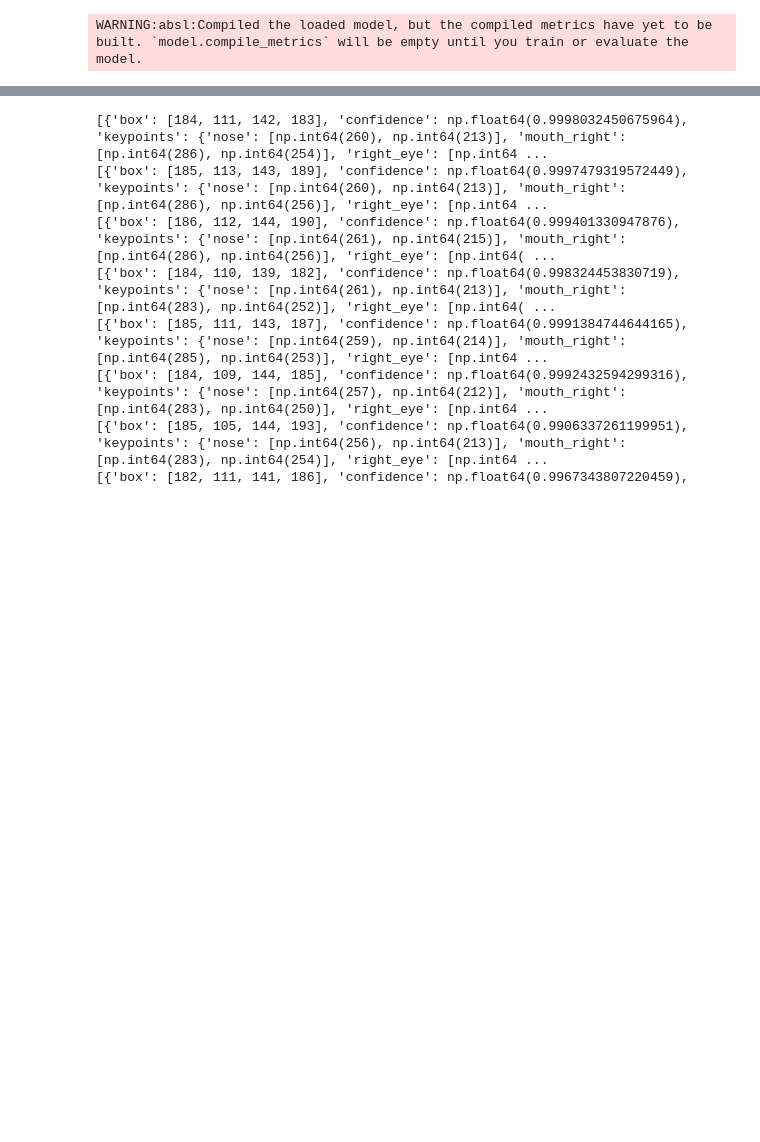
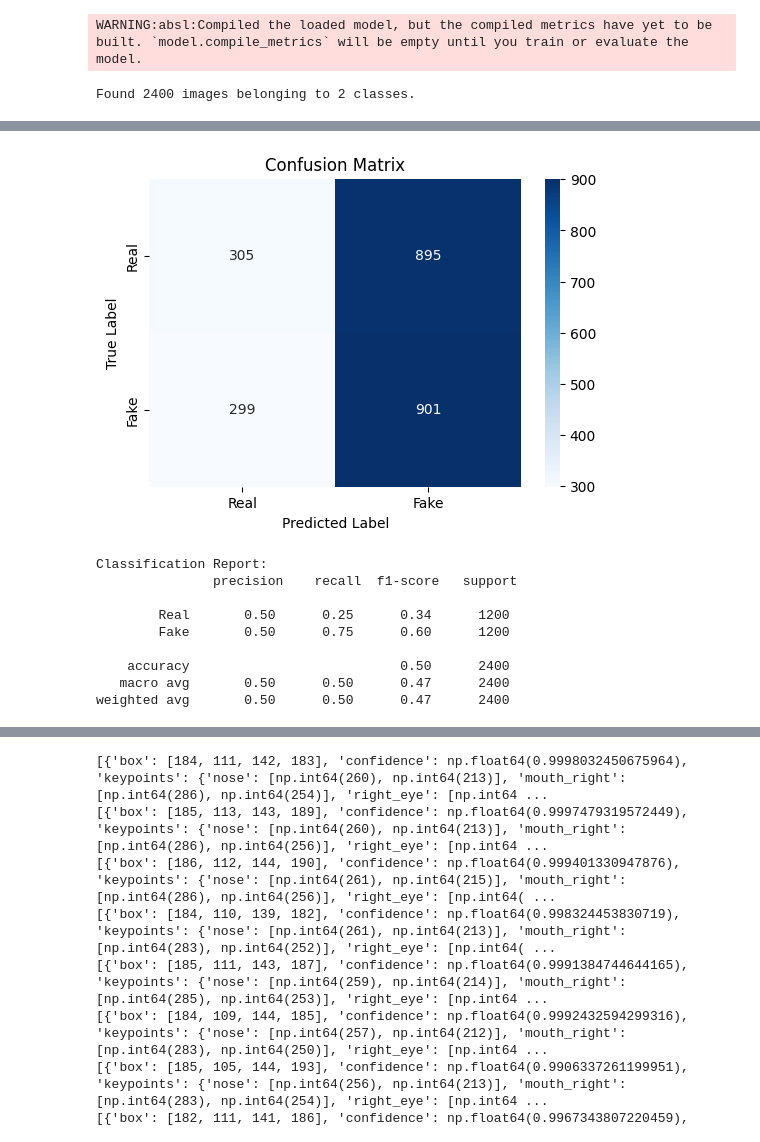
Before and after one commit to Apkajai/DeepFakeDetectionSystem, a Jupyter notebook: CNN.ipynb, the cells around one changed output, grey strips where cells are left out. Cells and saved outputs as stored; diff of their text form; code cells hidden in the pictures; blank space fills up the shorter version.

```diff
--- a/CNN.ipynb
+++ b/CNN.ipynb
@@ -238,0 +256,46 @@ WARNING:absl:Compiled the loaded model, but the compiled metrics have yet to be
+# %%
+datagen = ImageDataGenerator(
+    rescale = 1./255,
+    rotation_range=30,
+    shear_range=0.2,
+    zoom_range=0.2,
+    width_shift_range=0.2,
+    height_shift_range=0.2,
+    horizontal_flip=True
+)
+
+test = ImageDataGenerator(rescale=1./255).flow_from_directory(
+    r"celebdf+ff++\test",
+    target_size=(128, 128),
+    batch_size=16,
+    class_mode='binary'
+)
+# %% [output]
+Found 2400 images belonging to 2 classes.
+# %%
+import numpy as np
+import matplotlib.pyplot as plt
+import seaborn as sns
+from sklearn.metrics import confusion_matrix, classification_report
+
+# Get True Labels
+true_labels = test.classes  # Actual labels from test data
+
+# Predict Probabilities
+pred_probs = model.predict(test)
+pred_labels = (pred_probs > 0.5).astype(int)  # Convert probabilities to binary (0 or 1)
+
+# Compute Confusion Matrix
+cm = confusion_matrix(true_labels, pred_labels)
+
+# Plot Confusion Matrix
+plt.figure(figsize=(6, 4))
+sns.heatmap(cm, annot=True, fmt='d', cmap="Blues", xticklabels=["Real", "Fake"], yticklabels=["Real", "Fake"])
+plt.xlabel("Predicted Label")
+plt.ylabel("True Label")
+plt.title("Confusion Matrix")
+plt.show()
+
+# Print Classification Report
+print("Classification Report:\n", classification_report(true_labels, pred_labels, target_names=["Real", "Fake"]))
+# %% [output]
@@ -238,0 +303,10 @@ WARNING:absl:Compiled the loaded model, but the compiled metrics have yet to be
+[figure, added]
+Classification Report:
+               precision    recall  f1-score   support
+
+        Real       0.50      0.25      0.34      1200
+        Fake       0.50      0.75      0.60      1200
+
+    accuracy                           0.50      2400
+   macro avg       0.50      0.50      0.47      2400
+weighted avg       0.50      0.50      0.47      2400
```
Also changed, not shown: parts of 28 cells of this notebook, 4 other files.
